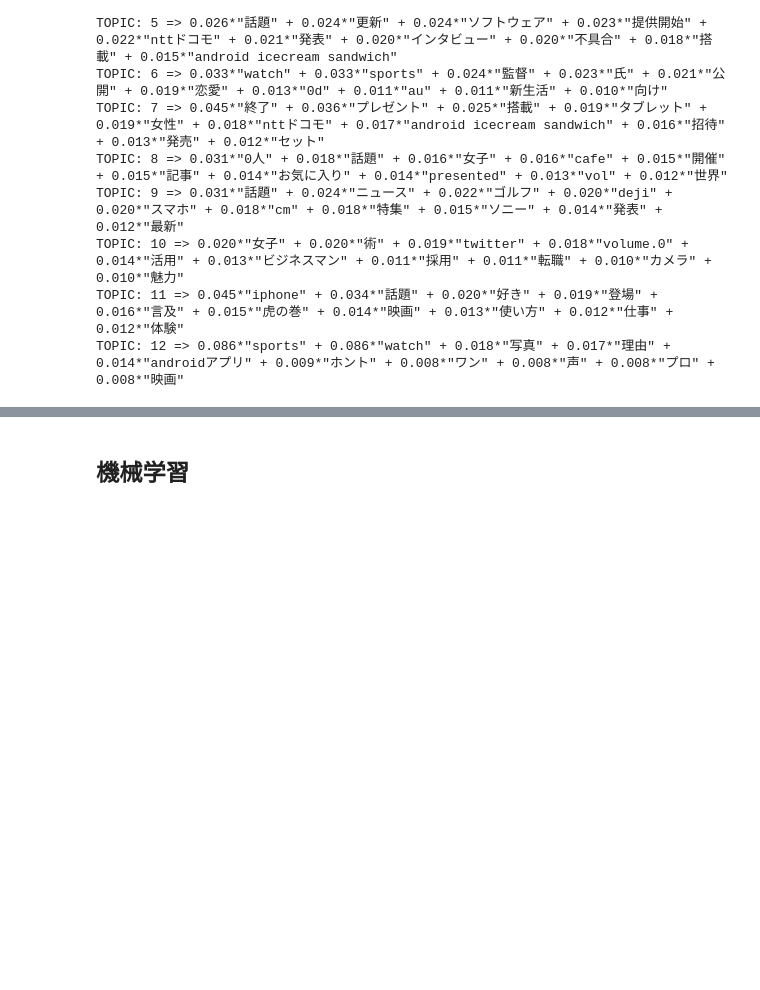
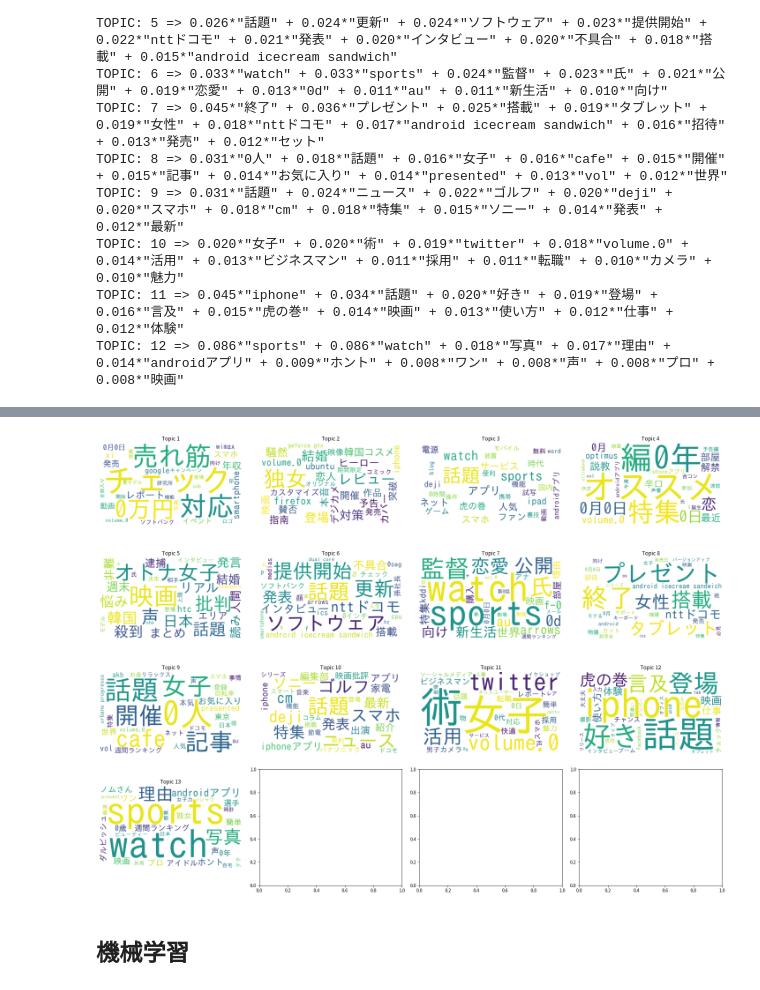
Before and after one commit to Fukkatsuso/livedoornews-topicmodel, a Jupyter notebook: topicmodel.ipynb, the cells around one changed output, grey strips where cells are left out. Cells and saved outputs as stored; diff of their text form; code cells hidden in the pictures; blank space fills up the shorter version.

```diff
--- a/topicmodel.ipynb
+++ b/topicmodel.ipynb
@@ -323,3 +326,28 @@ plt.show()
+# %%
+import matplotlib.pyplot as plt
+from wordcloud import WordCloud
+
+fig, axs = plt.subplots(ncols=4, nrows=int((lda.num_topics+4-1)/4), figsize=(20,15))
+axs = axs.flatten()
+
+font_path = '/usr/share/fonts/truetype/fonts-japanese-gothic.ttf'
+
+for i, t in enumerate(range(lda.num_topics)):
+    x = dict(lda.show_topic(t, 30))
+    im = WordCloud(
+        width=800, height=460,
+        background_color='white',
+        random_state=0,
+        font_path=font_path
+    ).generate_from_frequencies(x)
+    axs[i].imshow(im)
+    axs[i].axis('off')
+    axs[i].set_title('Topic '+str(t+1))
+
+plt.tight_layout()
+plt.show()
+# %% [output]
+[figure, added]
 # %% [markdown]
 ## 機械学習
 # %%
```
Also changed, not shown: parts of 3 cells of this notebook.
